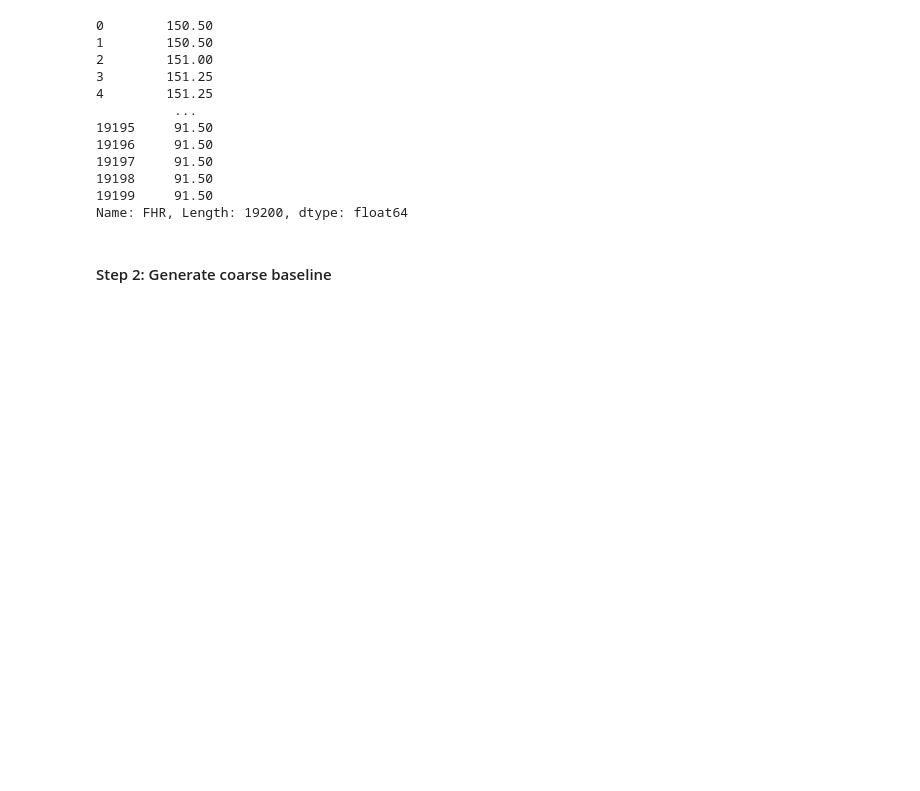
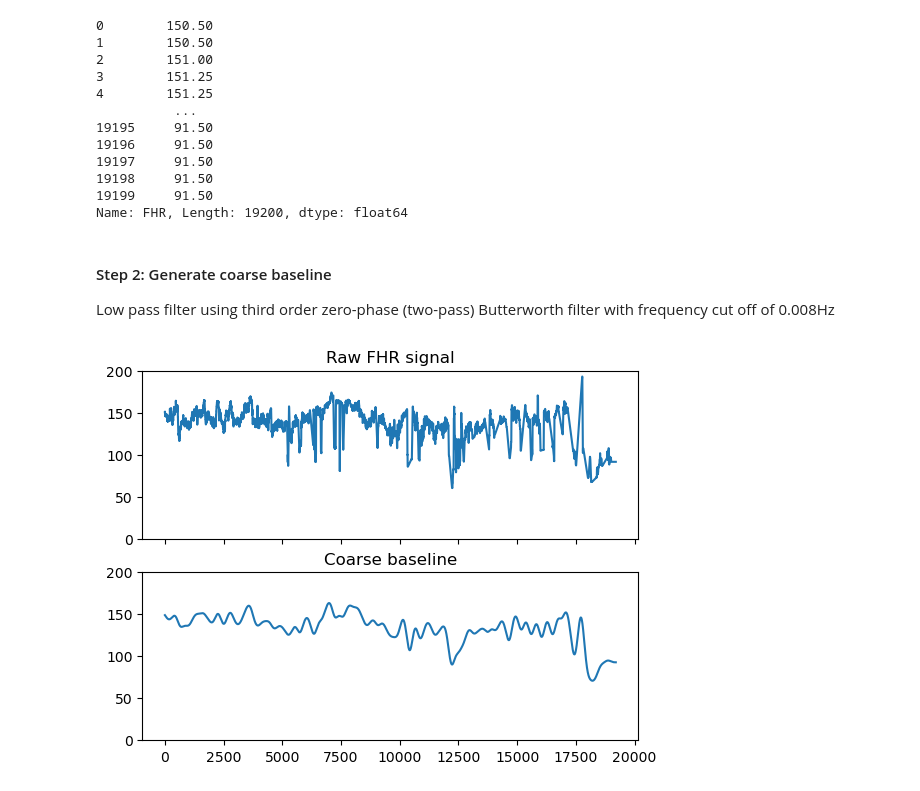
Before and after one commit to birth-outcomes/ctg_exploratory, a Jupyter notebook: 12_feature_extraction.ipynb, the cells around one changed output. Cells and saved outputs as stored; diff of their text form; code cells hidden in the pictures; blank space fills up the shorter version.

Commit message:
Explanation of filters and butterworth, and implementation of creation of coarse baseline

```diff
--- a/12_feature_extraction.ipynb
+++ b/12_feature_extraction.ipynb
@@ -158,5 +206,3 @@ fhr
 19198     91.50
 19199     91.50
 Name: FHR, Length: 19200, dtype: float64
-# %% [markdown]
-#### Step 2: Generate coarse baseline
@@ -164,0 +209,29 @@ Name: FHR, Length: 19200, dtype: float64
+# %% [markdown]
+#### Step 2: Generate coarse baseline
+
+Low pass filter using third order zero-phase (two-pass) Butterworth filter with frequency cut off of 0.008Hz
+# %%
+# Generate butterworth filter
+b, a = butter(
+    N=3, # Filter's order
+    Wn=0.008, # Critical frequency
+    btype='low', # Kind of filter
+    fs = 4, # Sampling frequency
+    output='ba' # Output type
+)
+
+# Use filtfilt() (instead of sosfilt) as it applies the filter
+# twice, forwards and backwards, so you get zero-phase filtering
+coarse = filtfilt(b, a, fhr)
+
+# Plot before and after
+fig, (ax1, ax2) = plt.subplots(2, 1, sharex=True)
+ax1.plot(fhr)
+ax1.set_ylim([0, 200])
+ax1.set_title('Raw FHR signal')
+ax2.plot(coarse)
+ax2.set_ylim([0, 200])
+ax2.set_title('Coarse baseline')
+plt.show()
+# %% [output]
+[figure, added]
```
Also changed, not shown: parts of 14 cells of this notebook.
